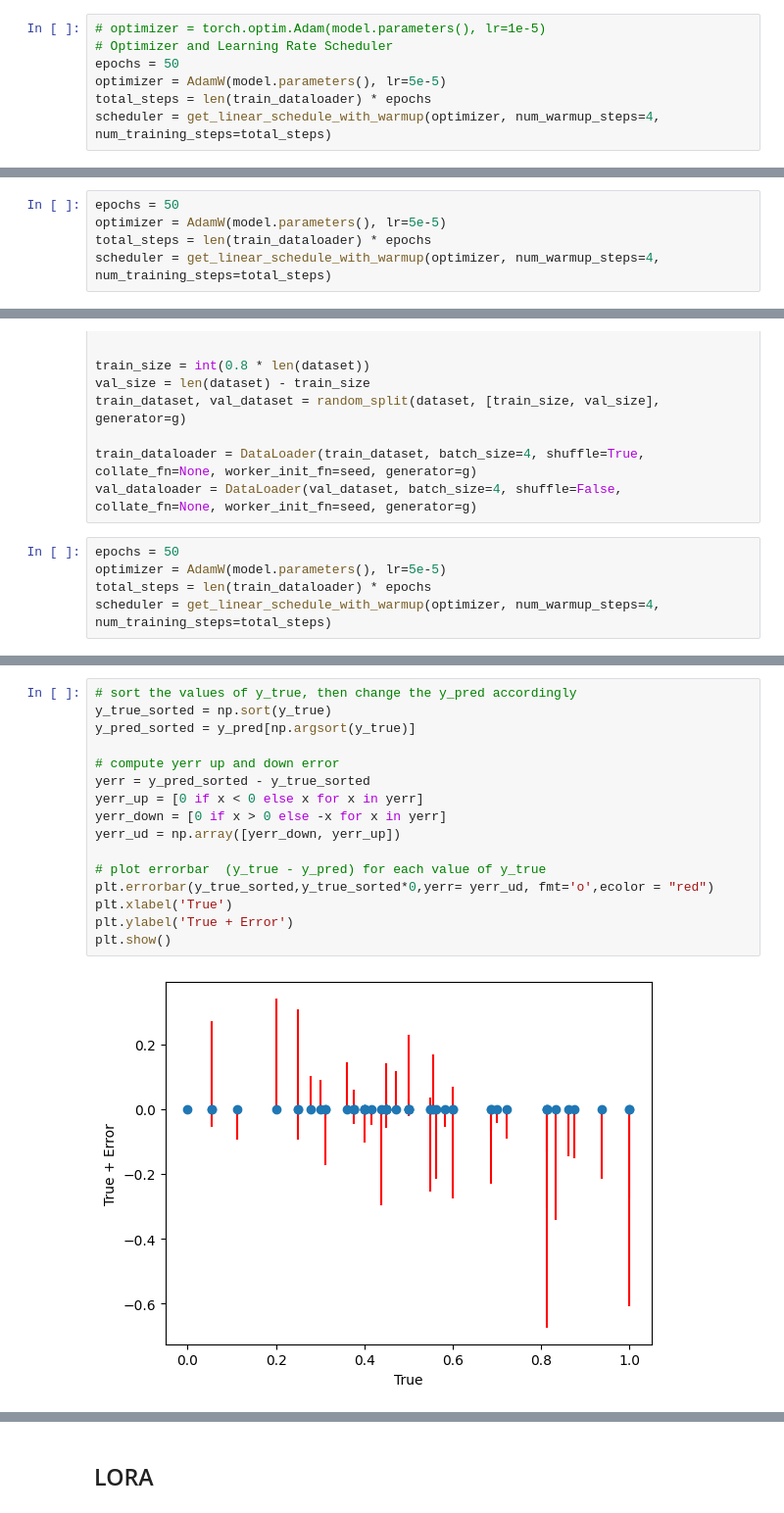
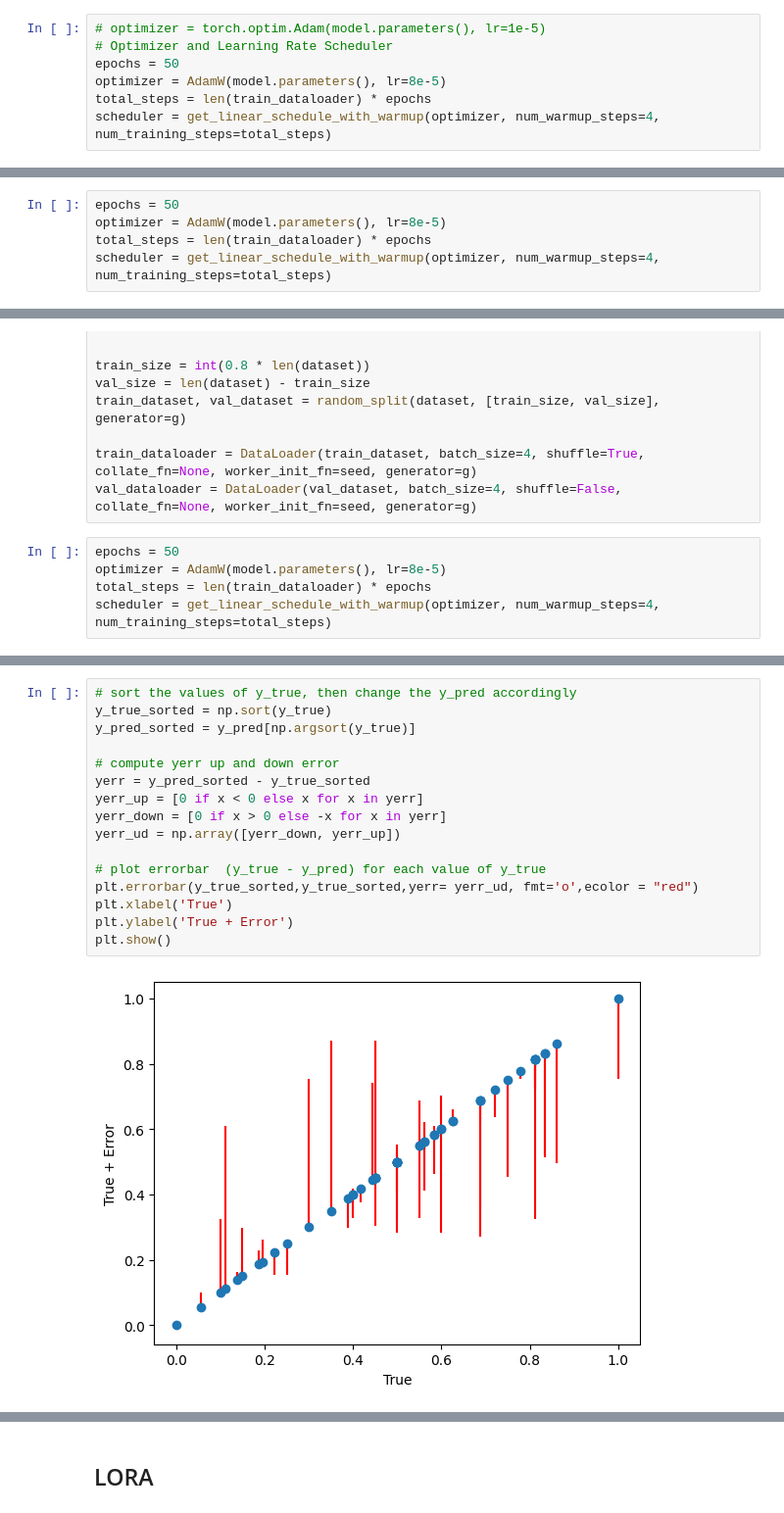
Before and after one commit to pagand/AITutor_SeqModeling, a Jupyter notebook: SeqModel/seqmodeling.ipynb, the cells around one changed output, grey strips where cells are left out. Shown at 98% size. Cells and saved outputs as stored; diff of their text form.

Commit message:
get final figure

```diff
--- a/SeqModel/seqmodeling.ipynb
+++ b/SeqModel/seqmodeling.ipynb
@@ -522,7 +533,7 @@ len(dataset)
 # optimizer = torch.optim.Adam(model.parameters(), lr=1e-5)
 # Optimizer and Learning Rate Scheduler
 epochs = 50
-optimizer = AdamW(model.parameters(), lr=5e-5)
+optimizer = AdamW(model.parameters(), lr=8e-5)
 total_steps = len(train_dataloader) * epochs
 scheduler = get_linear_schedule_with_warmup(optimizer, num_warmup_steps=4, num_training_steps=total_steps)
 # %%
@@ -791,6 +788,6 @@ train_dataloader = DataLoader(train_dataset, batch_size=8, shuffle=True, collate
 val_dataloader = DataLoader(val_dataset, batch_size=8, shuffle=False, collate_fn=None, worker_init_fn=seed, generator=g)
 # %%
 epochs = 50
-optimizer = AdamW(model.parameters(), lr=5e-5)
+optimizer = AdamW(model.parameters(), lr=8e-5)
 total_steps = len(train_dataloader) * epochs
 scheduler = get_linear_schedule_with_warmup(optimizer, num_warmup_steps=4, num_training_steps=total_steps)
@@ -980,7 +952,7 @@ train_dataloader = DataLoader(train_dataset, batch_size=4, shuffle=True, collate
 val_dataloader = DataLoader(val_dataset, batch_size=4, shuffle=False, collate_fn=None, worker_init_fn=seed, generator=g)
 # %%
 epochs = 50
-optimizer = AdamW(model.parameters(), lr=5e-5)
+optimizer = AdamW(model.parameters(), lr=8e-5)
 total_steps = len(train_dataloader) * epochs
 scheduler = get_linear_schedule_with_warmup(optimizer, num_warmup_steps=4, num_training_steps=total_steps)
 # %%
@@ -1033,21 +1005,21 @@ plt.show()
 # %%
 # sort the values of y_true, then change the y_pred accordingly
 y_true_sorted = np.sort(y_true)
 y_pred_sorted = y_pred[np.argsort(y_true)]
 
 # compute yerr up and down error
 yerr = y_pred_sorted - y_true_sorted
 yerr_up = [0 if x < 0 else x for x in yerr]
 yerr_down = [0 if x > 0 else -x for x in yerr]
 yerr_ud = np.array([yerr_down, yerr_up])
 
 # plot errorbar  (y_true - y_pred) for each value of y_true
-plt.errorbar(y_true_sorted,y_true_sorted*0,yerr= yerr_ud, fmt='o',ecolor = "red")
+plt.errorbar(y_true_sorted,y_true_sorted,yerr= yerr_ud, fmt='o',ecolor = "red")
 plt.xlabel('True')
 plt.ylabel('True + Error')
 plt.show()
 # %% [output]
-[figure, old version]
+[figure, new version]
 # %%
 # visualize the sequence of input in validation with the highest and lowest prediction
 max_pred = np.argmax(y_pred)
```
Also changed, not shown: parts of 38 cells of this notebook.
